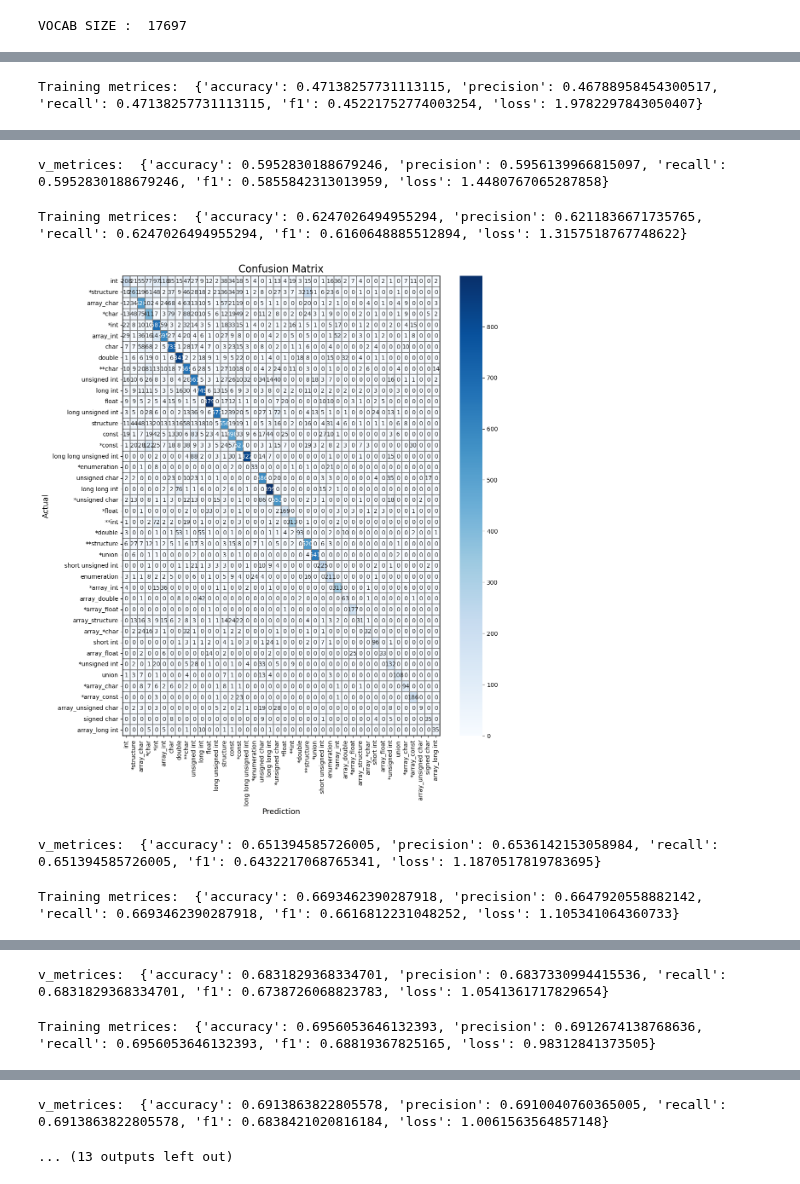
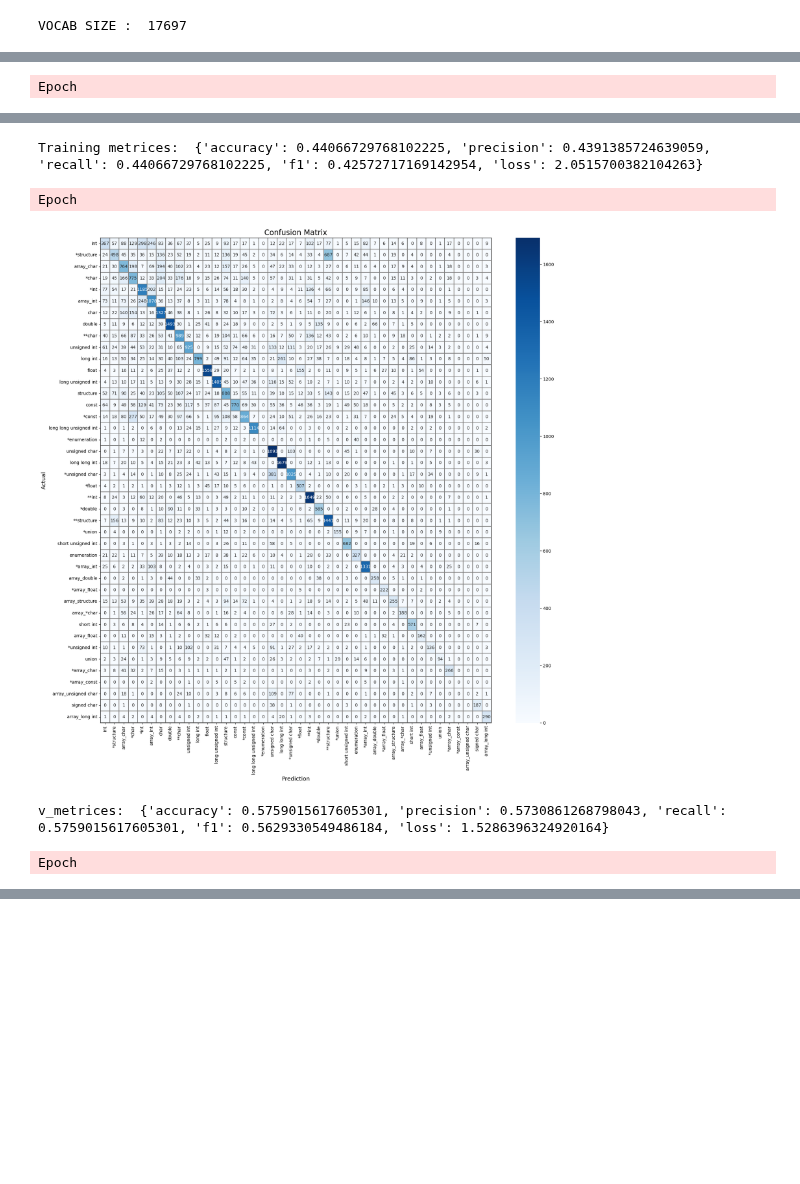
Before and after one commit to analognahid/reverse, a Jupyter notebook: codes/ML/BERT Type Writer.ipynb, the cells around one changed output, grey strips where cells are left out. Drawn from its saved outputs; the diff is of its cells as text; code cells hidden in the pictures; blank space fills up the shorter version.

```diff
--- a/codes/ML/BERT Type Writer.ipynb
+++ b/codes/ML/BERT Type Writer.ipynb
@@ -23,9 +27,9 @@ from transformers import AutoModelForSequenceClassification
 import random
 
 
-EXPERIMENT_NAME="TYPE_WRITER_40_class"
+EXPERIMENT_NAME="TYPE_WRITER_40_class_scaled"
 
-BATCH_SIZE = 4
+BATCH_SIZE = 5
 MAX_TOKEN_SIZE = 512
 # %%
 TYPE_MAPPING ={'int': 0, '*structure': 1, 'array_char': 2, '*char': 3, '*int': 4,
@@ -40,7 +44,8 @@ TYPE_MAPPING ={'int': 0, '*structure': 1, 'array_char': 2, '*char': 3, '*int': 4
                    'union': 36, '*array_char': 37, '*array_const': 38,
                    'array_unsigned char': 39, 'signed char': 40, 'array_long int': 41}
 # %%
-DATA_PATH = '/home/nahid/dataset/instructions_and_type_data/'
+DATA_PATH = '/hdd0/nahid/instructions_and_type_data_10k'
+MODEL_SAVE_PATH =  '/hdd0/nahid/models'
 TYPE_COUNT ={}
 FINAL_TYPE_COUNT = {}
 TYPE_PROBABILITY = {}
@@ -49,7 +54,7 @@ for key in TYPE_MAPPING.keys():
     TYPE_COUNT[key] = 0
     FINAL_TYPE_COUNT[key] = 0
 
-MAX_TYPE_SAMPLE  =5000
+MAX_TYPE_SAMPLE  =10000
 ALL_INPUT_LIST = []
 ALL_INPUT_SLICE_INFO  = []
 ALL_LABEL_LIST = []
@@ -59,7 +64,6 @@ def make_dataset():
     #count how many real samples
     for fi,pkl_file_name in enumerate(os.listdir(DATA_PATH)):
         pkl_path = os.path.join(DATA_PATH,pkl_file_name)
-
         with open(pkl_path, 'rb') as file:
             model_input_list, model_label_list = pickle.load(file)
 
@@ -416,6 +415,6 @@ for ecpoch in range(EPOCHS):
         v_global_metrices.append(v_metrices)
     plot_graph(global_metrices,v_global_metrices , label = EXPERIMENT_NAME)
 #     break
-    model.save_pretrained('/home/nahid/dataset/model_trained/'+EXPERIMENT_NAME)
+    model.save_pretrained(MODEL_SAVE_PATH +EXPERIMENT_NAME)
 # %% [output]
-Training metrices:  {'accuracy': 0.47138257731113115, 'precision': 0.46788958454300517, 'recall': 0.47138257731113115, 'f1': 0.45221752774003254, 'loss': 1.9782297843050407}
+Epoch
@@ -423,5 +421,5 @@ Training metrices:  {'accuracy': 0.47138257731113115, 'precision': 0.46788958454
-v_metrices:  {'accuracy': 0.5952830188679246, 'precision': 0.5956139966815097, 'recall': 0.5952830188679246, 'f1': 0.5855842313013959, 'loss': 1.4480767065287858}
+Training metrices:  {'accuracy': 0.44066729768102225, 'precision': 0.4391385724639059, 'recall': 0.44066729768102225, 'f1': 0.42572717169142954, 'loss': 2.0515700382104263}
-Training metrices:  {'accuracy': 0.6247026494955294, 'precision': 0.6211836671735765, 'recall': 0.6247026494955294, 'f1': 0.6160648885512894, 'loss': 1.3157518767748622}
+Epoch
-[figure, removed]
+[figure, new version]
-v_metrices:  {'accuracy': 0.651394585726005, 'precision': 0.6536142153058984, 'recall': 0.651394585726005, 'f1': 0.6432217068765341, 'loss': 1.1870517819783695}
+v_metrices:  {'accuracy': 0.5759015617605301, 'precision': 0.5730861268798043, 'recall': 0.5759015617605301, 'f1': 0.5629330549486184, 'loss': 1.5286396324920164}
-Training metrices:  {'accuracy': 0.6693462390287918, 'precision': 0.6647920558882142, 'recall': 0.6693462390287918, 'f1': 0.6616812231048252, 'loss': 1.105341064360733}
+Epoch
@@ -429,2 +425,0 @@ Training metrices:  {'accuracy': 0.6693462390287918, 'precision': 0.664792055888
-v_metrices:  {'accuracy': 0.6831829368334701, 'precision': 0.6837330994415536, 'recall': 0.6831829368334701, 'f1': 0.6738726068823783, 'loss': 1.0541361717829654}
-Training metrices:  {'accuracy': 0.6956053646132393, 'precision': 0.6912674138768636, 'recall': 0.6956053646132393, 'f1': 0.68819367825165, 'loss': 0.98312841373505}
@@ -432,3 +426 @@ Training metrices:  {'accuracy': 0.6956053646132393, 'precision': 0.691267413876
-v_metrices:  {'accuracy': 0.6913863822805578, 'precision': 0.6910040760365005, 'recall': 0.6913863822805578, 'f1': 0.6838421020816184, 'loss': 1.0061563564857148}
-... (13 outputs left out)
 # %%
```
Also changed, not shown: parts of 9 cells of this notebook, 6 other files.
